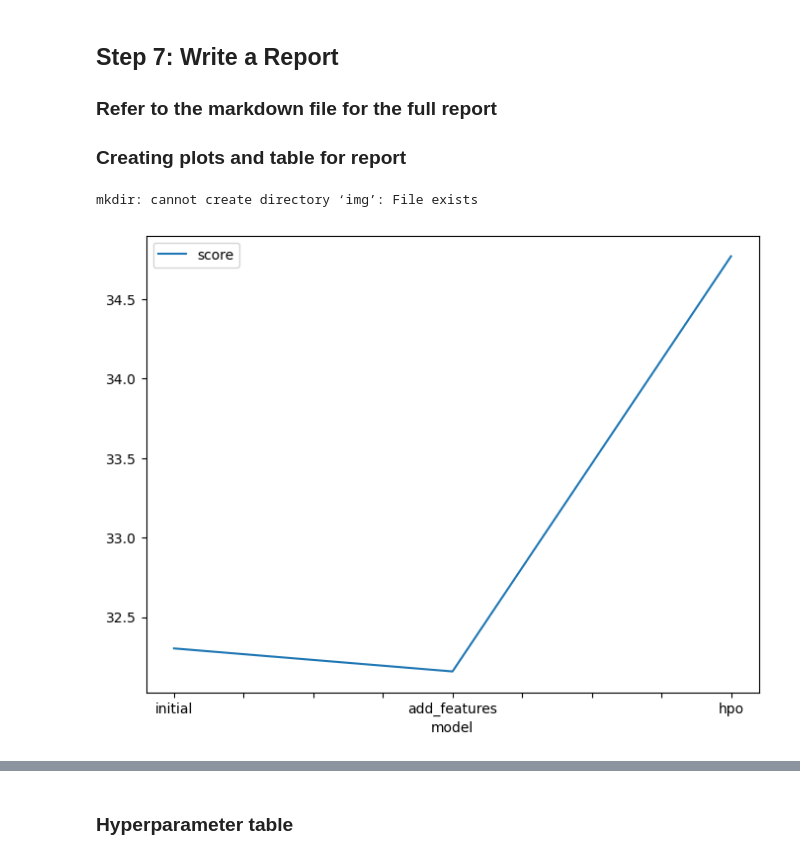
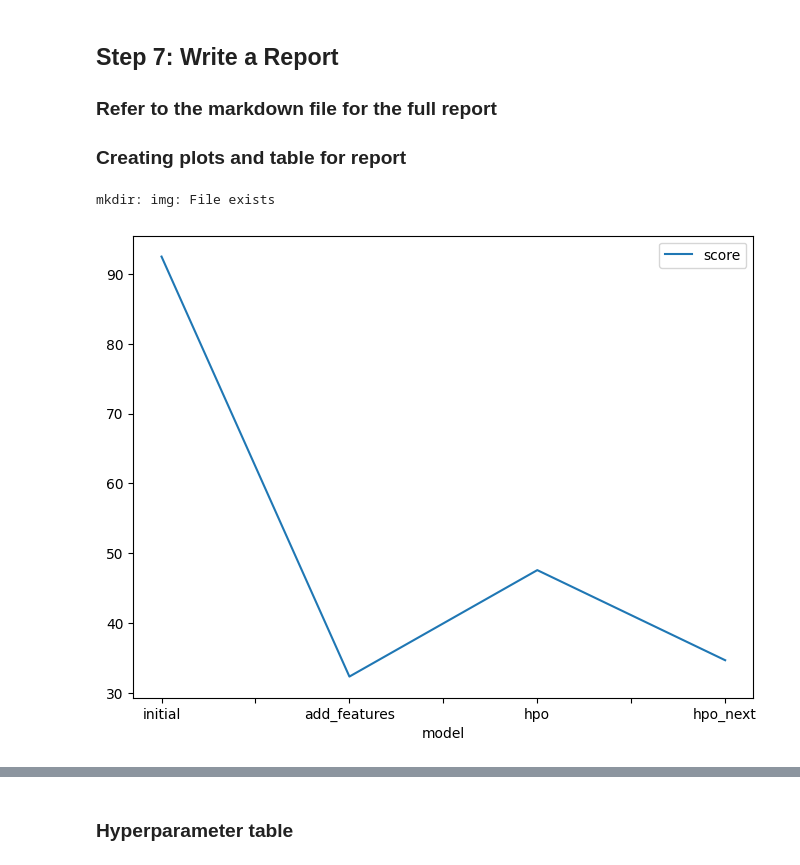
Before and after one commit to DayaAlex/Kaggle-bike-sharing-demand, a Jupyter notebook: Daya_Alex_bike_prediction.ipynb, the cells around one changed output, grey strips where cells are left out. Drawn from its saved outputs; the diff is of its cells as text; code cells hidden in the pictures.

```diff
--- a/Daya_Alex_bike_prediction.ipynb
+++ b/Daya_Alex_bike_prediction.ipynb
@@ -718,17 +914,17 @@ submission_new_features.csv  2024-05-06 11:12:13  new features
 # %%
 # Taking the top model score from each training run and creating a line plot to show improvement
 # You can create these in the notebook and save them to PNG or use some other tool (e.g. google sheets, excel)
 !mkdir img
 fig = pd.DataFrame(
     {
-        "model": ["initial", "add_features", "hpo"],
-        "score": [32.303, 32.158, 34.7686 ]
+        "model": ["initial", "add_features", "hpo","hpo_next"],
+        "score": [92.452800, 32.3626, 47.594046, 34.702763  ]
     }
 ).plot(x="model", y="score", figsize=(8, 6)).get_figure()
 fig.savefig('img/model_train_score.png')
 # %% [output]
-mkdir: cannot create directory ‘img’: File exists
+mkdir: img: File exists
-[figure, old version]
+[figure, new version]
 # %%
 # Take the 3 kaggle scores and creating a line plot to show improvement
 fig = pd.DataFrame(
```
Also changed, not shown: parts of 62 cells of this notebook, 3 other files.
